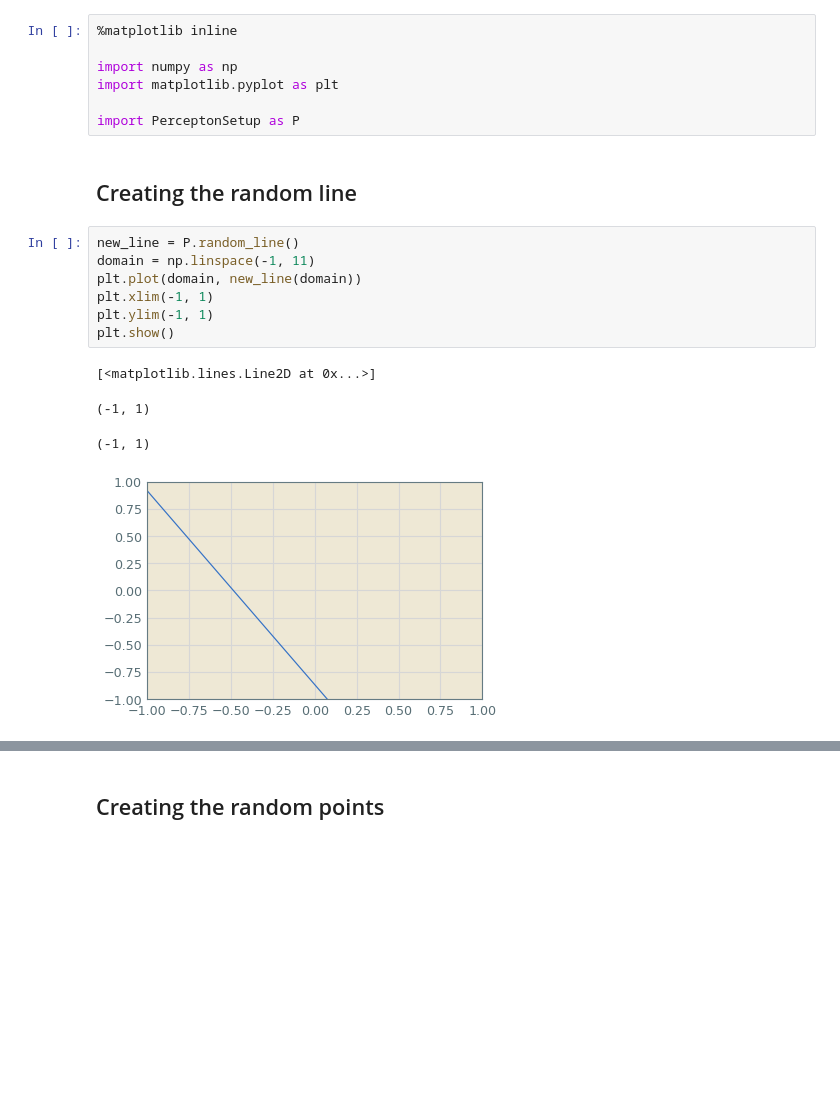
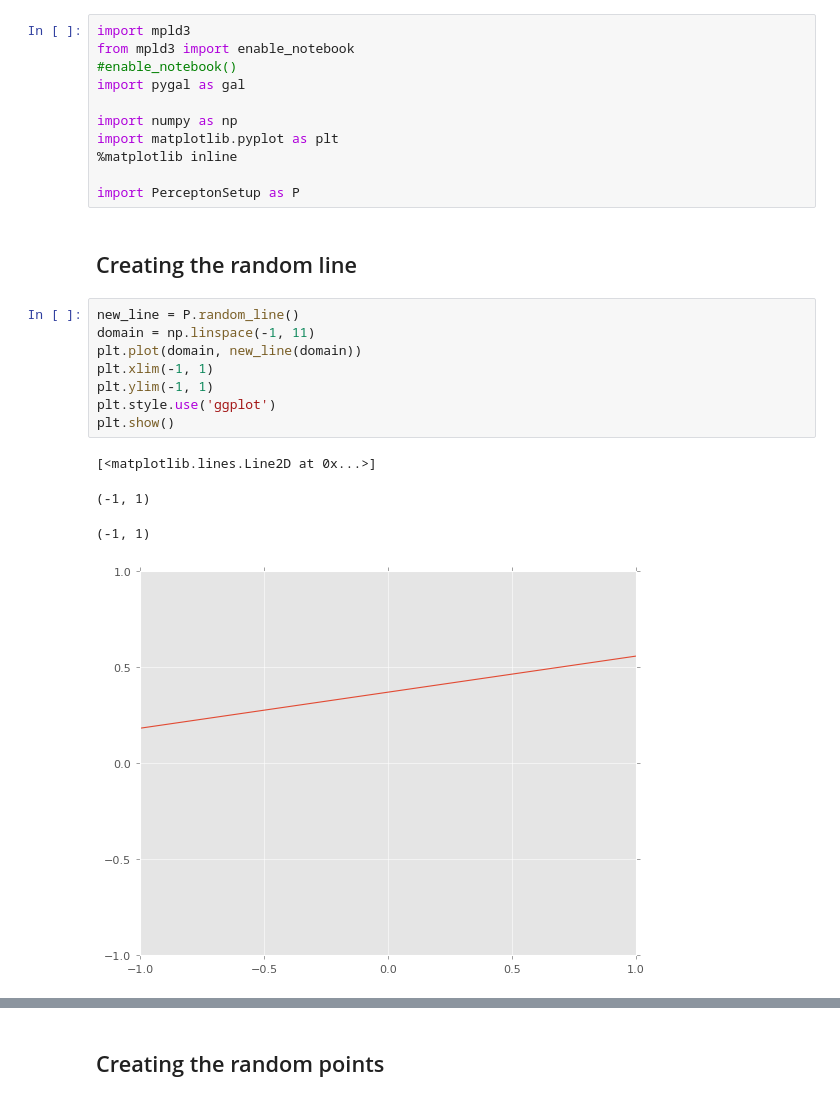
Before and after one commit to bbli/CS156-Code, a Jupyter notebook: PLA/PerceptonSetupCode.ipynb, the cells around one changed output, grey strips where cells are left out. Cells and saved outputs as stored; diff of their text form; blank space fills up the shorter version.

```diff
--- a/PLA/PerceptonSetupCode.ipynb
+++ b/PLA/PerceptonSetupCode.ipynb
@@ -1,8 +1,12 @@
 # %%
-%matplotlib inline
+import mpld3
+from mpld3 import enable_notebook
+#enable_notebook()
+import pygal as gal
 
 import numpy as np
 import matplotlib.pyplot as plt
+%matplotlib inline
 
 import PerceptonSetup as P
 # %% [markdown]
@@ -10,12 +14,13 @@ import PerceptonSetup as P
 # %%
 new_line = P.random_line()
 domain = np.linspace(-1, 11)
 plt.plot(domain, new_line(domain))
 plt.xlim(-1, 1)
 plt.ylim(-1, 1)
+plt.style.use('ggplot')
 plt.show()
 # %% [output]
 [<matplotlib.lines.Line2D at 0x...>]
 (-1, 1)
 (-1, 1)
-[figure, old version]
+[figure, new version]
```
Also changed, not shown: parts of 6 cells of this notebook, 16 other files.
